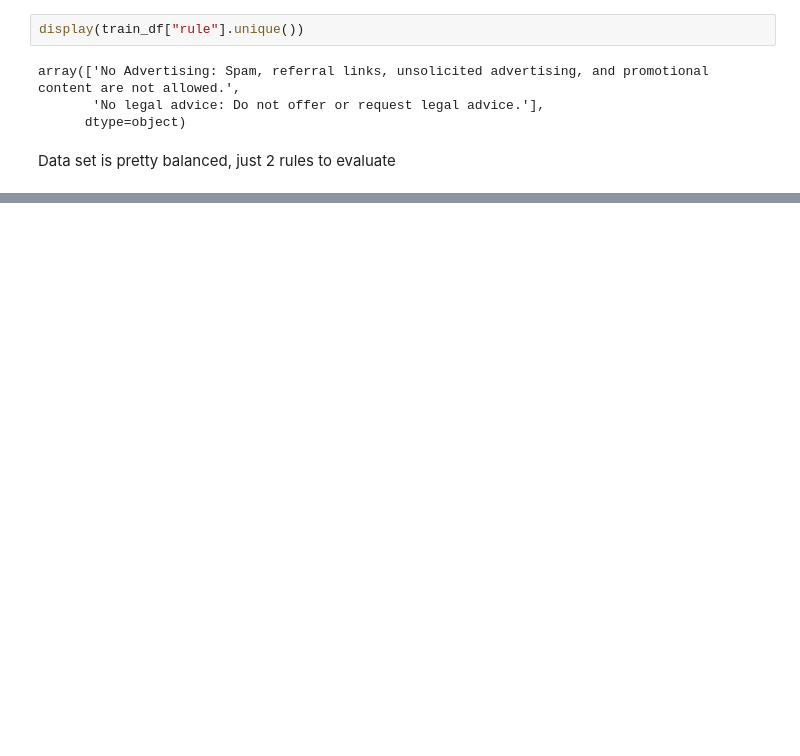
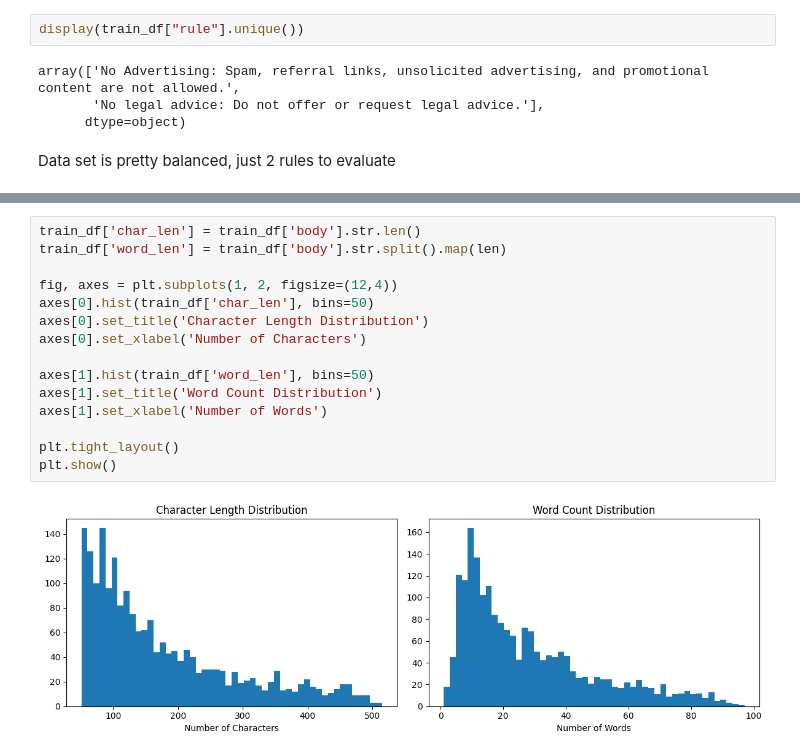
Before and after one commit to otaviofcoletti/Jigsaw-Agile-Community-Rules-Classification, a Jupyter notebook: EDA.ipynb, the cells around one changed output, grey strips where cells are left out. Saved outputs shown, nothing was run; the diff lists cells and outputs as text; blank space fills up the shorter version.

```diff
--- a/EDA.ipynb
+++ b/EDA.ipynb
@@ -115,0 +153,17 @@ Data set is pretty balanced, just 2 rules to evaluate
+# %%
+train_df['char_len'] = train_df['body'].str.len()
+train_df['word_len'] = train_df['body'].str.split().map(len)
+
+fig, axes = plt.subplots(1, 2, figsize=(12,4))
+axes[0].hist(train_df['char_len'], bins=50)
+axes[0].set_title('Character Length Distribution')
+axes[0].set_xlabel('Number of Characters')
+
+axes[1].hist(train_df['word_len'], bins=50)
+axes[1].set_title('Word Count Distribution')
+axes[1].set_xlabel('Number of Words')
+
+plt.tight_layout()
+plt.show()
+# %% [output]
+[figure, added]
```
Also changed, not shown: parts of 10 cells of this notebook.
